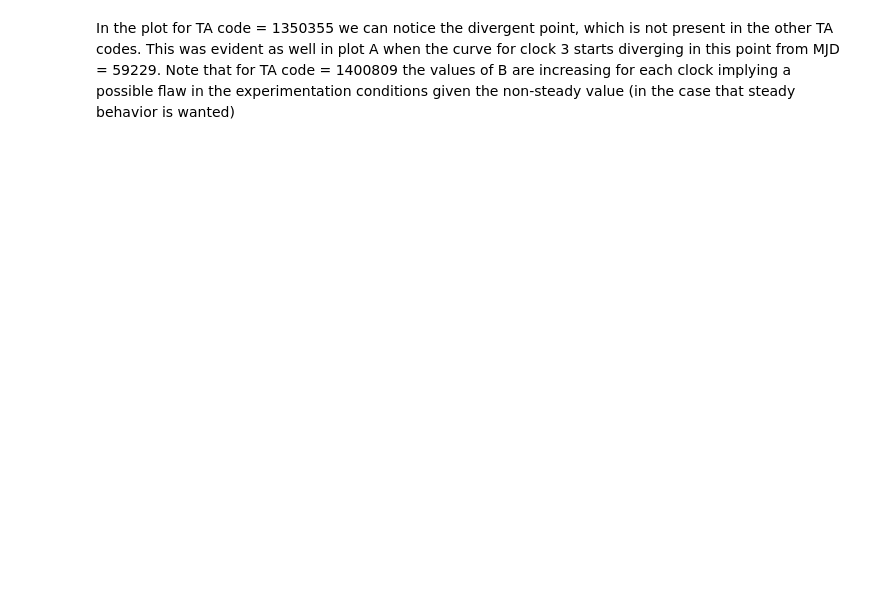
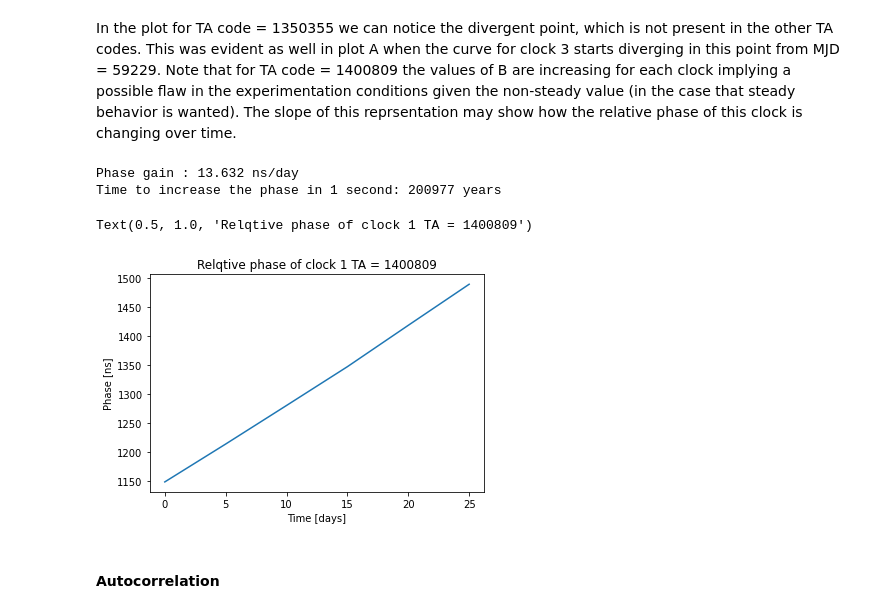
Before and after one commit to PaipaPsyche/M2_AstroParis2021, a Jupyter notebook: DataAnalysis/MC_time_series/data/ClockDataAnalysis.ipynb, the cells around one changed output. Saved outputs shown, nothing was run; the diff lists cells and outputs as text; code cells hidden in the pictures; blank space fills up the shorter version.

```diff
--- a/DataAnalysis/MC_time_series/data/ClockDataAnalysis.ipynb
+++ b/DataAnalysis/MC_time_series/data/ClockDataAnalysis.ipynb
@@ -158,2 +187,19 @@ for i in range(len(labs)):
 # %% [markdown]
-In the plot for TA code = 1350355 we can notice the divergent point, which is not present in the other TA codes. This was evident as well in plot A when the curve for clock 3 starts diverging in this point from MJD = 59229. Note that for TA code = 1400809 the values of B are increasing for each clock implying a possible flaw in the experimentation conditions given the non-steady value (in the case that steady behavior is wanted)
+In the plot for TA code = 1350355 we can notice the divergent point, which is not present in the other TA codes. This was evident as well in plot A when the curve for clock 3 starts diverging in this point from MJD = 59229. Note that for TA code = 1400809 the values of B are increasing for each clock implying a possible flaw in the experimentation conditions given the non-steady value (in the case that steady behavior is wanted). The slope of this reprsentation may show how the relative phase of this clock is changing over time.
+# %%
+delta_t = 5 #(days) . interval of time between measurements
+y = data[data["ta_code"]==int(1400809)]["behavior1"].values # TA code 1400809 for clock 1
+gain = np.mean([(y[i]-y[i-1])/delta_t for i in range(1,len(y))])
+print("Phase gain :" ,gain,"ns/day")
+print("Time to increase the phase in 1 second:" ,int((1/(gain*nsfactor))/365),"years")
+plt.plot(delta_t*x,y)
+plt.xlabel("Time [days]")
+plt.ylabel("Phase [ns]")
+plt.title("Relqtive phase of clock 1 TA = 1400809")
+# %% [output]
+Phase gain : 13.632 ns/day
+Time to increase the phase in 1 second: 200977 years
+Text(0.5, 1.0, 'Relqtive phase of clock 1 TA = 1400809')
+[figure, added]
+# %% [markdown]
+#### Autocorrelation
```
Also changed, not shown: parts of 29 cells of this notebook, 4 other files.
